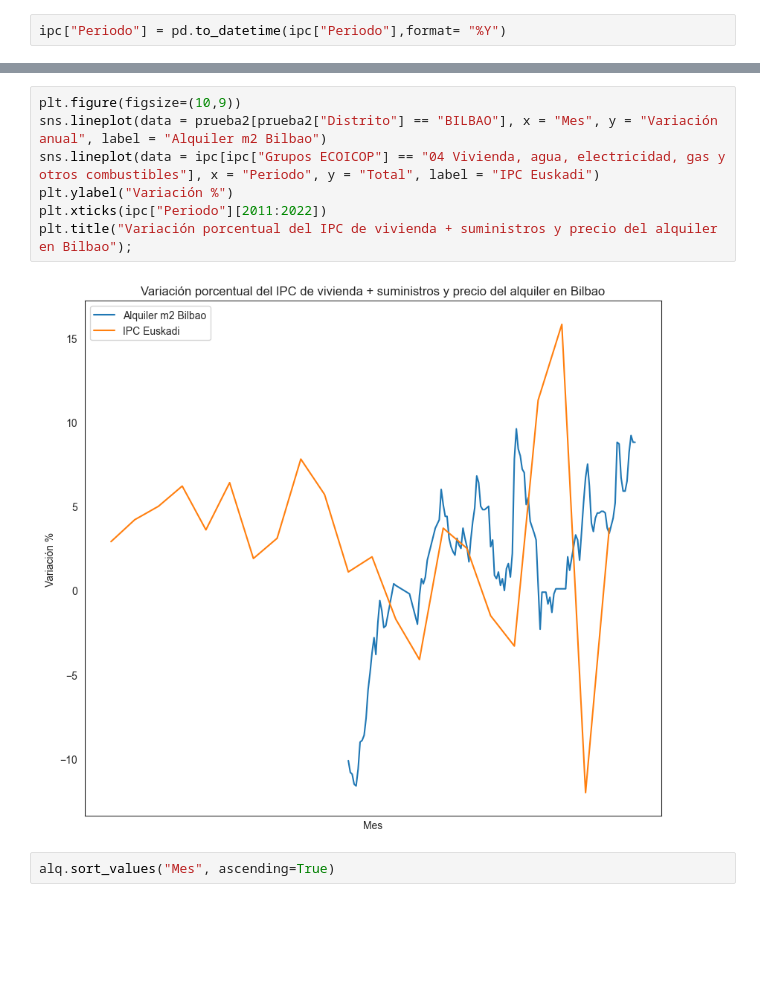
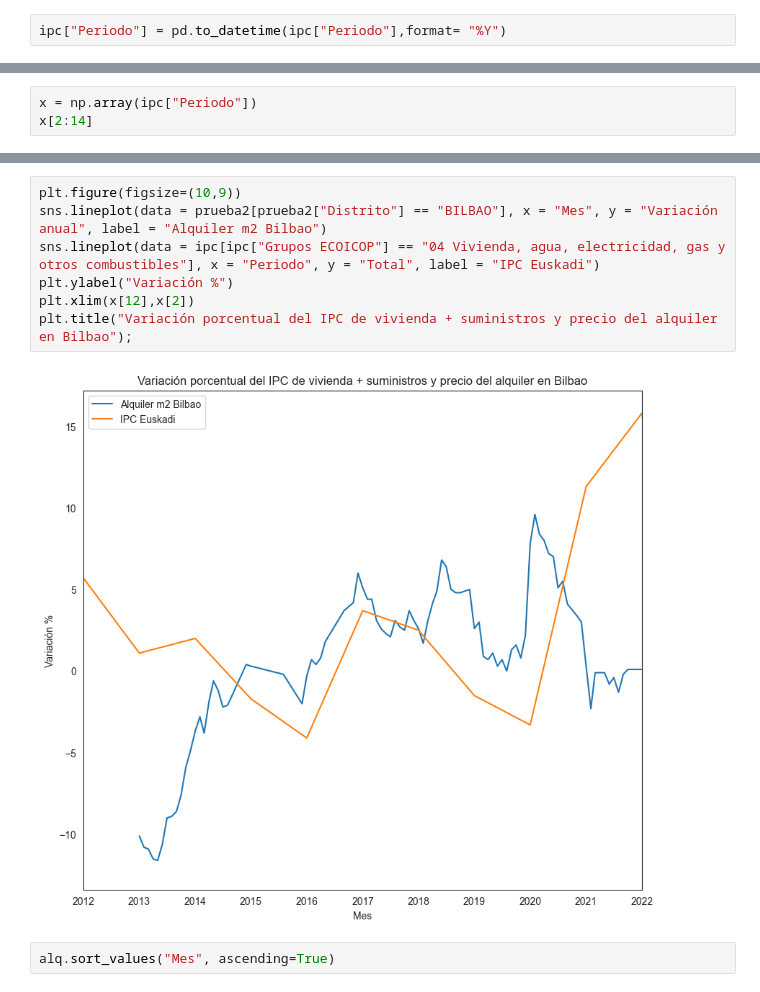
Before and after one commit to PacoFletcher/EDA, a Jupyter notebook: Tablas alquileres.ipynb, the cells around one changed output, grey strips where cells are left out. Saved outputs shown, nothing was run; the diff lists cells and outputs as text; blank space fills up the shorter version.

```diff
--- a/Tablas alquileres.ipynb
+++ b/Tablas alquileres.ipynb
@@ -497,0 +478,3 @@ Name: Periodo, dtype: datetime64[ns]
+# %%
+x = np.array(ipc["Periodo"])
+x[2:14]
@@ -498,12 +489,12 @@ Name: Periodo, dtype: datetime64[ns]
 # %%
 plt.figure(figsize=(10,9))
 sns.lineplot(data = prueba2[prueba2["Distrito"] == "BILBAO"], x = "Mes", y = "Variación anual", label = "Alquiler m2 Bilbao")
 sns.lineplot(data = ipc[ipc["Grupos ECOICOP"] == "04 Vivienda, agua, electricidad, gas y otros combustibles"], x = "Periodo", y = "Total", label = "IPC Euskadi")
 plt.ylabel("Variación %")
-plt.xticks(ipc["Periodo"][2011:2022])
+plt.xlim(x[12],x[2])
 plt.title("Variación porcentual del IPC de vivienda + suministros y precio del alquiler en Bilbao");
 # %% [output]
-[figure, old version]
+[figure, new version]
 # %%
 alq.sort_values("Mes", ascending=True)
 # %% [output]
```
Also changed, not shown: parts of 2 cells of this notebook.
